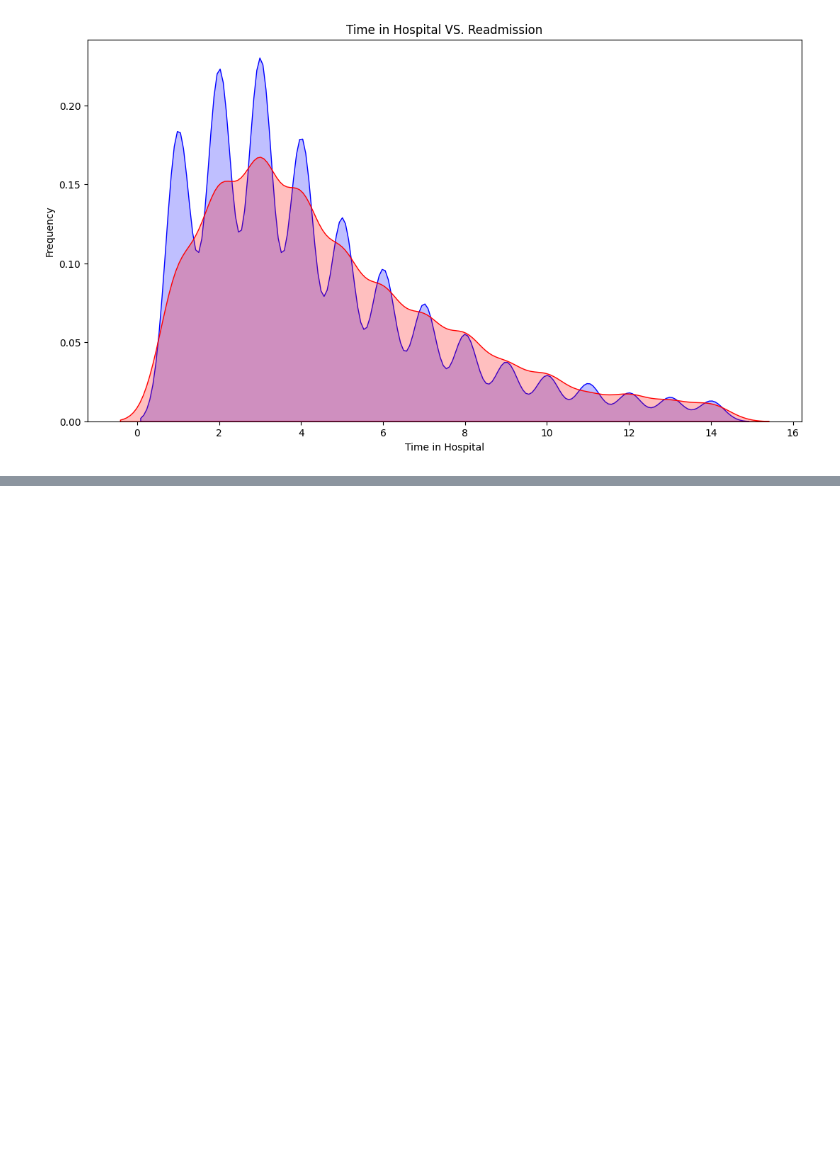
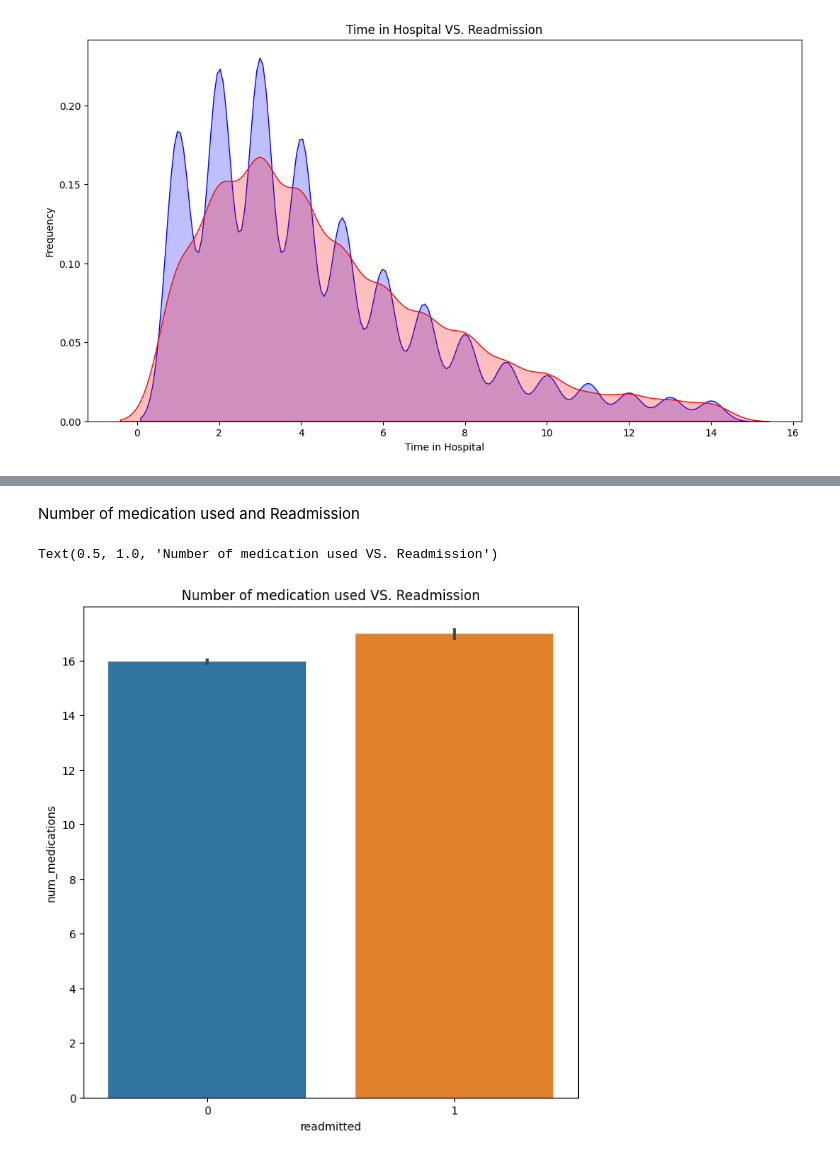
Before and after one commit to Jihyun-Eun/Python-ML-Bio, a Jupyter notebook: Predicting_Hospital_Readmission_with_Diabetes_Dataset.ipynb, the cells around one changed output, grey strips where cells are left out. Drawn from its saved outputs; the diff is of its cells as text; code cells hidden in the pictures; blank space fills up the shorter version.

```diff
--- a/Predicting_Hospital_Readmission_with_Diabetes_Dataset.ipynb
+++ b/Predicting_Hospital_Readmission_with_Diabetes_Dataset.ipynb
@@ -660,0 +677,8 @@ Text(0.5, 1.0, 'Time in Hospital VS. Readmission')
+# %% [markdown]
+Number of medication used and Readmission
+# %%
+fig = plt.figure(figsize=(8,8))
+sns.barplot(x = df['readmitted'], y = df['num_medications']).set_title("Number of medication used VS. Readmission")
+# %% [output]
+Text(0.5, 1.0, 'Number of medication used VS. Readmission')
+[figure, added]
```
Also changed, not shown: parts of 19 cells of this notebook.
